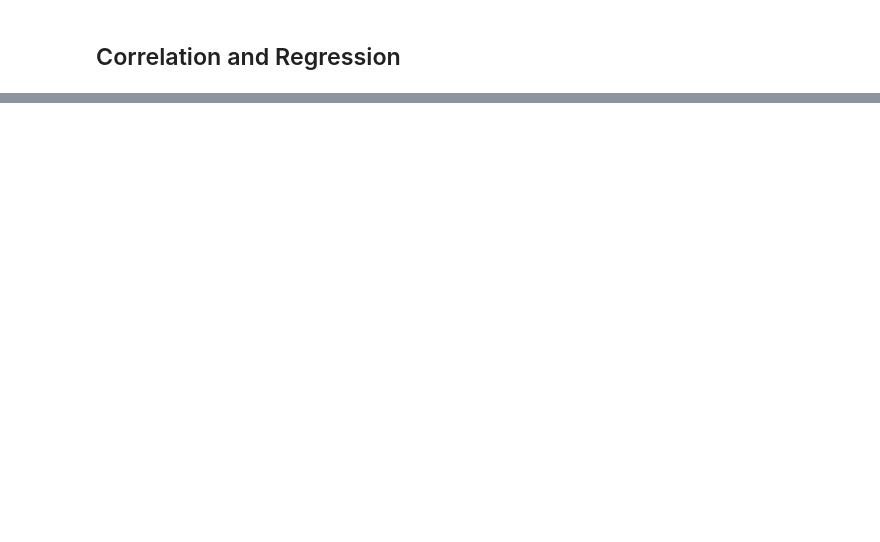
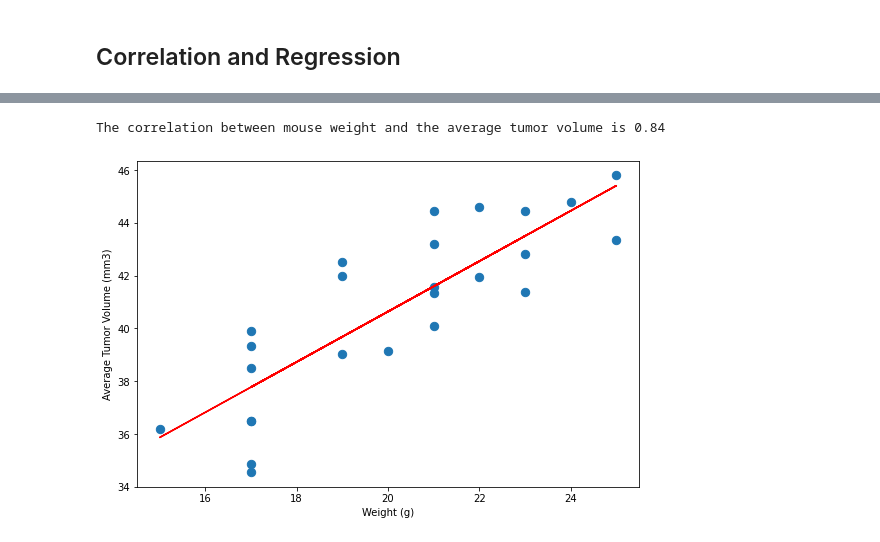
Before and after one commit to Wook22/Healthcare_Data_Visualization, a Jupyter notebook: Pymaceuticals/pymaceuticals_starter.ipynb, the cells around one changed output, grey strips where cells are left out. Saved outputs shown, nothing was run; the diff lists cells and outputs as text; code cells hidden in the pictures; blank space fills up the shorter version.

```diff
--- a/Pymaceuticals/pymaceuticals_starter.ipynb
+++ b/Pymaceuticals/pymaceuticals_starter.ipynb
@@ -373,6 +375,7 @@ plt.show()
 # %%
+# Generate a scatter plot of mouse weight vs. the average observed tumor volume for the entire Capomulin regimen
 # Calculate the average tumor volume and weight for each mouse on the Capomulin regimen
-capomulin_data = cleaned_df[cleaned_df['Drug Regimen'] == 'Capomulin']
+capomulin_data = cleaned_data[cleaned_data['Drug Regimen'] == 'Capomulin']
 avg_capomulin_data = capomulin_data.groupby(['Mouse ID']).mean()
 
 # Generate a scatter plot of mouse weight versus average tumor volume for the Capomulin regimen
@@ -400,7 +420,20 @@ plt.show()
 # %%
 # Calculate the correlation coefficient and linear regression model
-correlation = st.pearsonr(avg_tumor_vol['Weight (g)'], avg_tumor_vol['Average Tumor Volume'])[0]
-slope, intercept, rvalue, pvalue, stderr = st.linregress(avg_tumor_vol['Weight (g)'], avg_tumor_vol['Average Tumor Volume'])
+# for mouse weight and average observed tumor volume for the entire Capomulin regimen
+correlation = st.pearsonr(avg_capomulin_data['Weight (g)'], avg_capomulin_data['Tumor Volume (mm3)'])[0]
+slope, intercept, rvalue, pvalue, stdr = st.linregress(avg_capomulin_data['Weight (g)'], avg_capomulin_data['Tumor Volume (mm3)'])
 
 # Print the correlation coefficient and slope of the linear regression model
 print(f"The correlation between mouse weight and the average tumor volume is {correlation:.2f}")
+
+fit_model = slope * avg_capomulin_data['Weight (g)'] + intercept
+
+fig, ax = plt.subplots(figsize=(9, 6))
+ax.scatter(avg_capomulin_data['Weight (g)'], avg_capomulin_data['Tumor Volume (mm3)'],s=70)
+ax.plot(avg_capomulin_data['Weight (g)'], fit_model, color='red')
+ax.set_xlabel('Weight (g)')
+ax.set_ylabel('Average Tumor Volume (mm3)')
+plt.show()
+# %% [output]
+The correlation between mouse weight and the average tumor volume is 0.84
+[figure, added]
```
Also changed, not shown: parts of 18 cells of this notebook.
